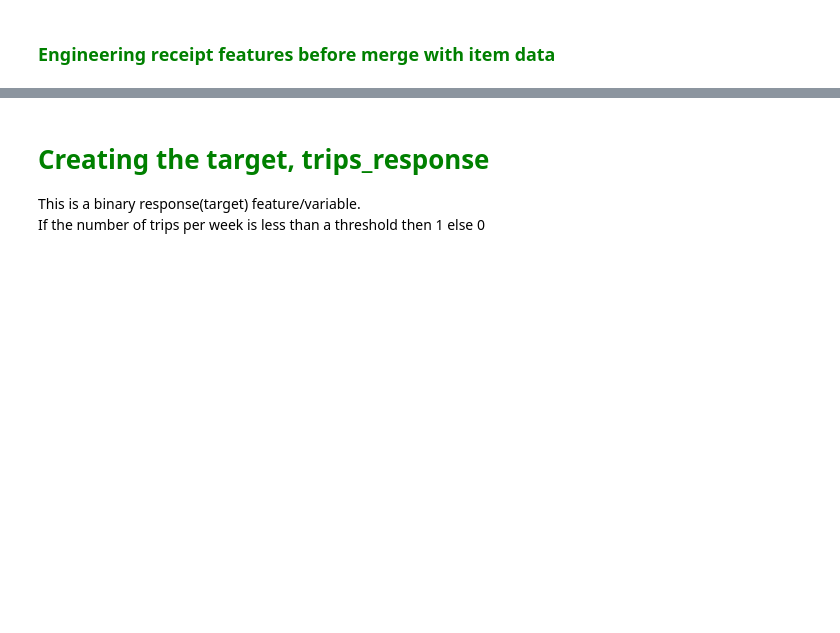
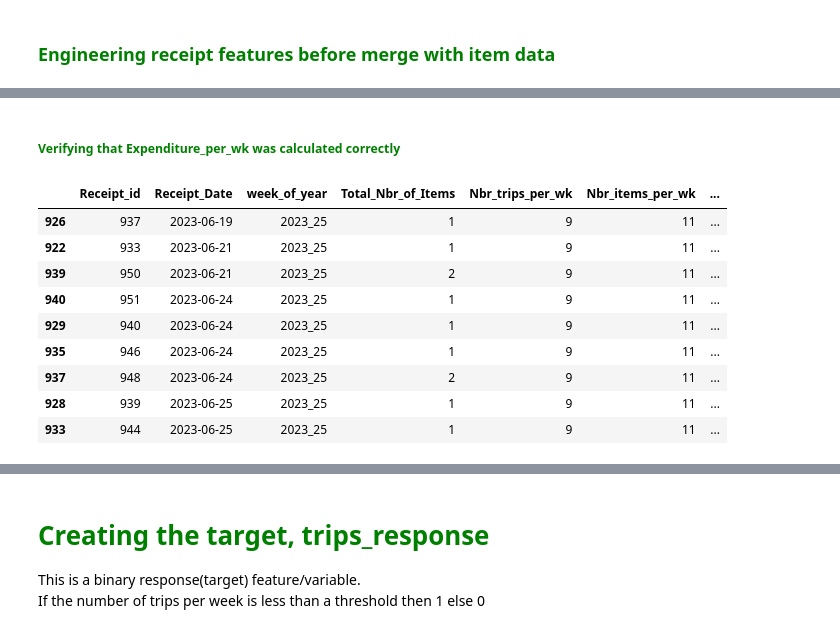
Before and after one commit to ManunEbo/Home-Shopping-ML, a Jupyter notebook: 1. Data Extraction/Data extraction from database.ipynb, the cells around one changed output, grey strips where cells are left out. Saved outputs shown, nothing was run; the diff lists cells and outputs as text; code cells hidden in the pictures; blank space fills up the shorter version.

```diff
--- a/1. Data Extraction/Data extraction from database.ipynb
+++ b/1. Data Extraction/Data extraction from database.ipynb
@@ -219,0 +297,24 @@ Receipt_Payment[['Receipt_id','Receipt_Date','week_of_year',
+# %% [markdown]
+<h5 style="color: green;">Verifying that Expenditure_per_wk was calculated correctly</h5>
+# %%
+# Checking that Nbr_items_wk_perc was correctly calculated
+Receipt_Payment[['Receipt_id',
+                 'Receipt_Date',
+                 'week_of_year',
+                 'Total_Nbr_of_Items',
+                 'Nbr_trips_per_wk',
+                 'Nbr_items_per_wk',
+                 'Total_Price',
+                 'Expenditure_per_wk'
+                ]].query("week_of_year=='2023_25'")
+# %% [output]
+|  | Receipt_id | Receipt_Date | week_of_year | Total_Nbr_of_Items | Nbr_trips_per_wk | Nbr_items_per_wk | ... |
+| 926 | 937 | 2023-06-19 | 2023_25 | 1 | 9 | 11 | ... |
+| 922 | 933 | 2023-06-21 | 2023_25 | 1 | 9 | 11 | ... |
+| 939 | 950 | 2023-06-21 | 2023_25 | 2 | 9 | 11 | ... |
+| 940 | 951 | 2023-06-24 | 2023_25 | 1 | 9 | 11 | ... |
+| 929 | 940 | 2023-06-24 | 2023_25 | 1 | 9 | 11 | ... |
+| 935 | 946 | 2023-06-24 | 2023_25 | 1 | 9 | 11 | ... |
+| 937 | 948 | 2023-06-24 | 2023_25 | 2 | 9 | 11 | ... |
+| 928 | 939 | 2023-06-25 | 2023_25 | 1 | 9 | 11 | ... |
+| 933 | 944 | 2023-06-25 | 2023_25 | 1 | 9 | 11 | ... |
```
Also changed, not shown: parts of 76 cells of this notebook, 12 other files.
